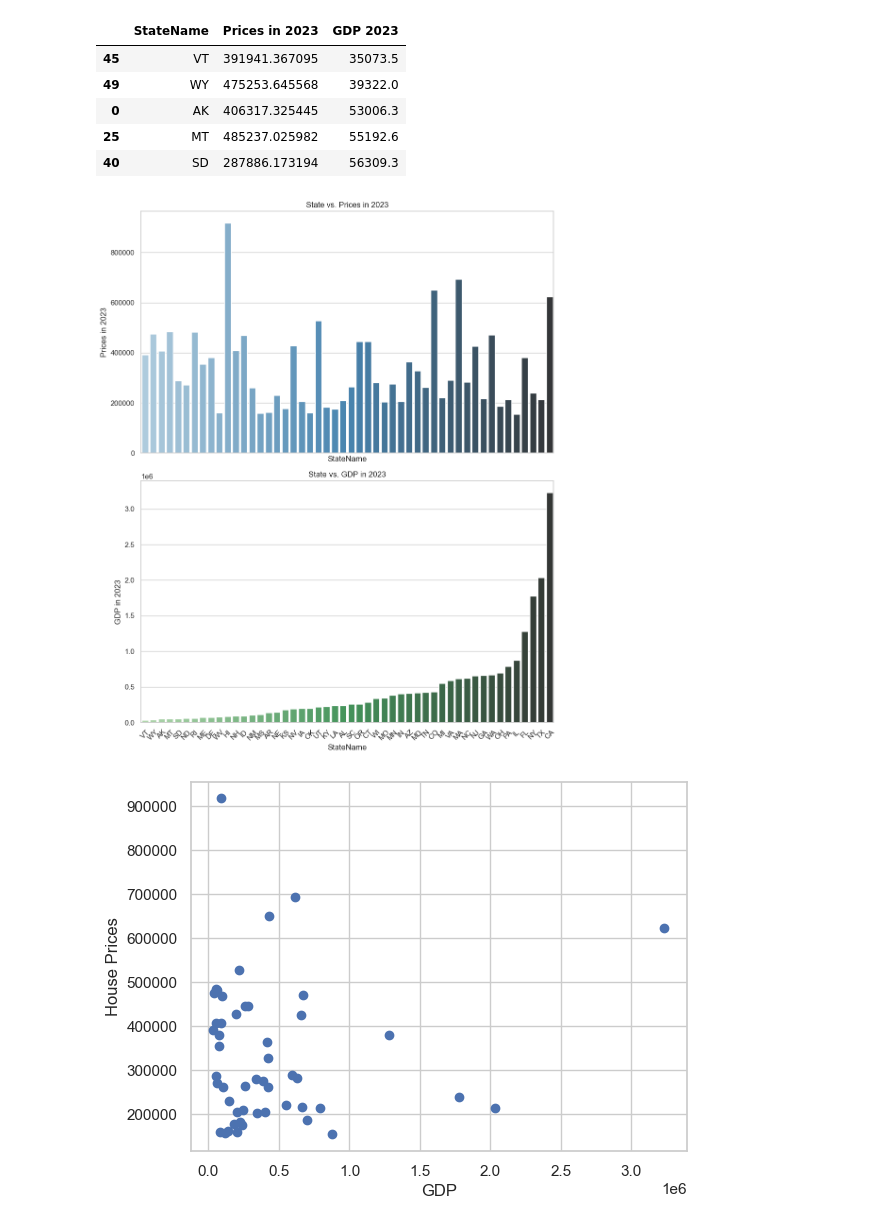
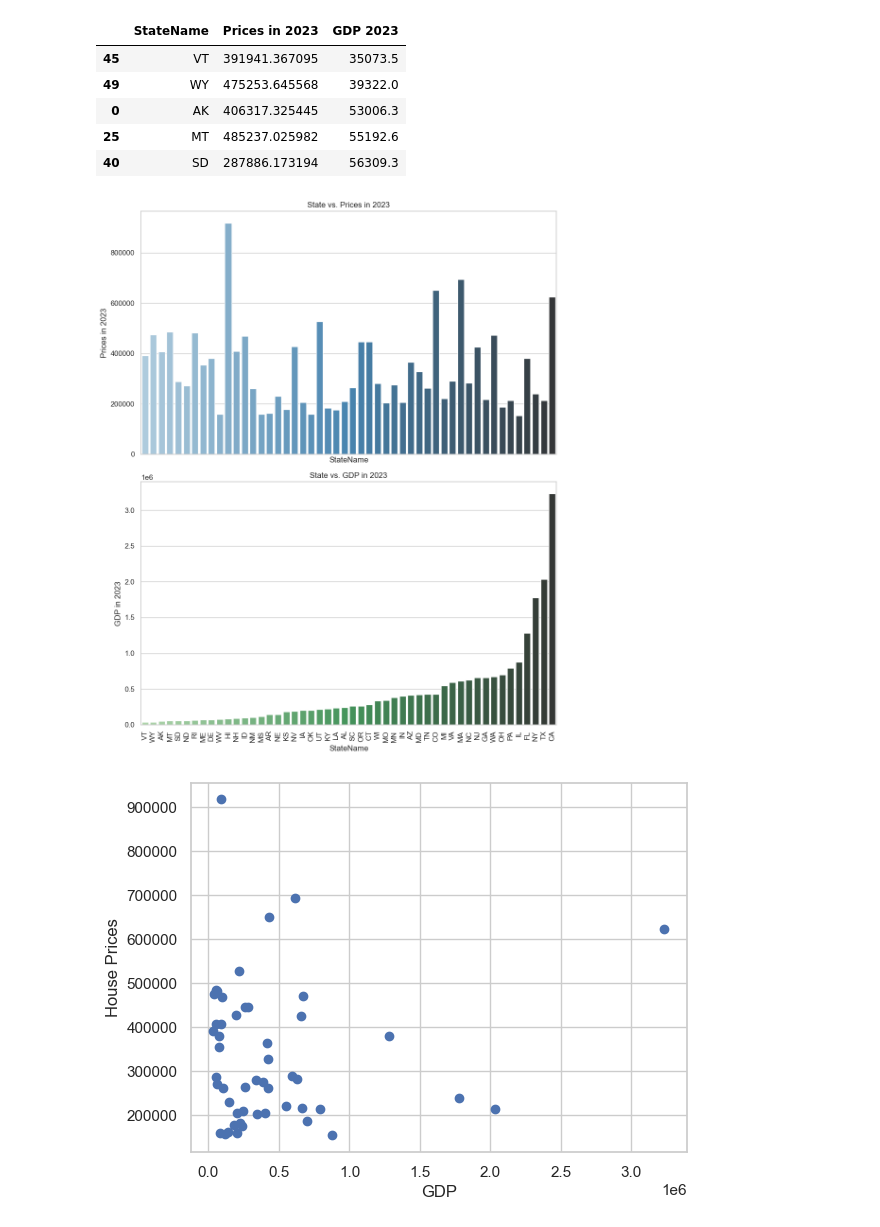
Before and after one commit to elgnol/RealEstate_Project_3, a Jupyter notebook: Long/GDP_vs_housing_price.ipynb, the cells around one changed output. Cells and saved outputs as stored; diff of their text form; code cells hidden in the pictures.

Commit message:
new changes to file and added bargraphs to images folder

```diff
--- a/Long/GDP_vs_housing_price.ipynb
+++ b/Long/GDP_vs_housing_price.ipynb
@@ -107,33 +107,33 @@ df_sorted_gdp.head()
 # %%
 import matplotlib.pyplot as plt
 import seaborn as sns
 
 # Set the style for seaborn
 sns.set(style="whitegrid")
 
 # Create a figure with two subplots
 fig, axes = plt.subplots(2, 1, figsize=(10, 12), sharex=True)
 
 # Plot the bar graph for State vs. Prices
 sns.barplot(x='StateName', y='Prices in 2023', data=df_sorted_gdp, ax=axes[0], palette="Blues_d")
 axes[0].set_title('State vs. Prices in 2023')
 axes[0].set_ylabel('Prices in 2023')
 
 # # Plot the bar graph for State vs. GDP
 sns.barplot(x='StateName', y='GDP 2023', data=df_sorted_gdp, ax=axes[1], palette="Greens_d")
 axes[1].set_title('State vs. GDP in 2023')
 axes[1].set_ylabel('GDP in 2023')
 
 # Rotate x-axis labels for better readability
-plt.xticks(rotation=45)
+plt.xticks(rotation=90)
 
 # Adjust layout to prevent overlap
 plt.tight_layout()
-
+plt.savefig("../IMAGES/GDPvsPrices_all.png")
 # Show the plots
 plt.show()
 # %% [output]
-[figure, old version]
+[figure, new version]
 # %%
 from scipy import stats
 gdp = df_sorted_gdp['GDP 2023']
```
Also changed, not shown: parts of 1 cell of this notebook, 2 other files.
